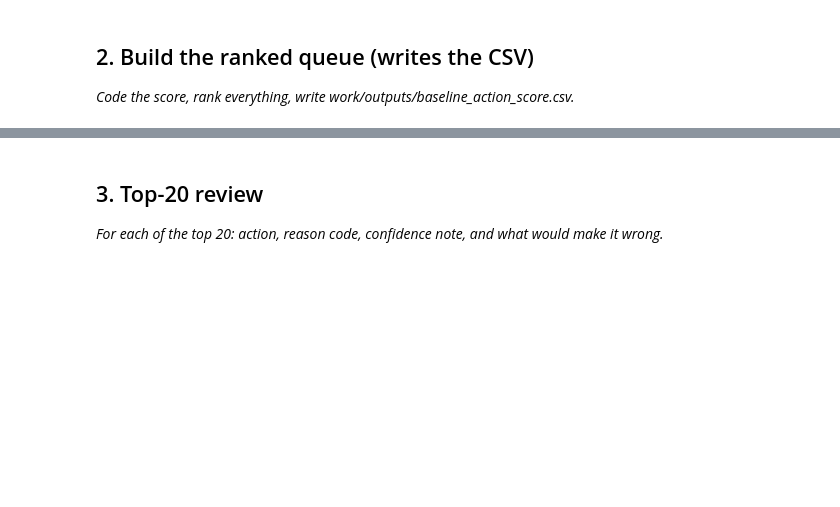
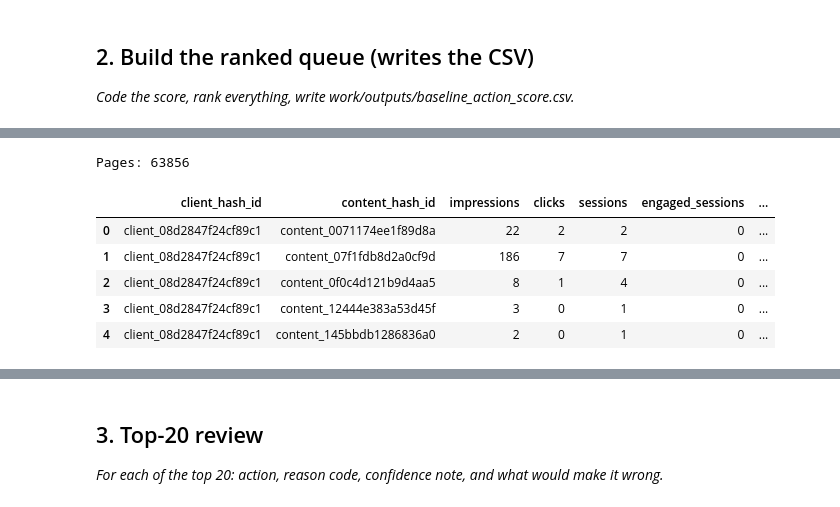
Before and after one commit to nando135/flyrank_ml_1, a Jupyter notebook: work/notebooks/w04_baseline_score.ipynb, the cells around one changed output, grey strips where cells are left out. Cells and saved outputs as stored; diff of their text form; code cells hidden in the pictures; blank space fills up the shorter version.

```diff
--- a/work/notebooks/w04_baseline_score.ipynb
+++ b/work/notebooks/w04_baseline_score.ipynb
@@ -22,0 +64,31 @@ This skeleton is yours to fill. Work the sections **in order** — each one has
+# %%
+page_df = (
+    baseline_df
+    .groupby(["client_hash_id", "content_hash_id"], as_index=False)
+    .agg(
+        impressions=("gsc_impressions", "sum"),
+        clicks=("gsc_clicks", "sum"),
+        sessions=("ga4_sessions", "sum"),
+        engaged_sessions=("ga4_engaged_sessions", "sum"),
+        total_engagement_sec=("ga4_total_engagement_sec", "sum")
+    )
+)
+
+page_df["ctr"] = (
+    page_df["clicks"] / page_df["impressions"]
+).fillna(0)
+
+page_df["engagement_rate"] = (
+    page_df["engaged_sessions"] / page_df["sessions"]
+).fillna(0)
+
+print("Pages:", len(page_df))
+display(page_df.head())
+# %% [output]
+Pages: 63856
+|  | client_hash_id | content_hash_id | impressions | clicks | sessions | engaged_sessions | ... |
+| 0 | client_08d2847f24cf89c1 | content_0071174ee1f89d8a | 22 | 2 | 2 | 0 | ... |
+| 1 | client_08d2847f24cf89c1 | content_07f1fdb8d2a0cf9d | 186 | 7 | 7 | 0 | ... |
+| 2 | client_08d2847f24cf89c1 | content_0f0c4d121b9d4aa5 | 8 | 1 | 4 | 0 | ... |
+| 3 | client_08d2847f24cf89c1 | content_12444e383a53d45f | 3 | 0 | 1 | 0 | ... |
+| 4 | client_08d2847f24cf89c1 | content_145bbdb1286836a0 | 2 | 0 | 1 | 0 | ... |
```
Also changed, not shown: parts of 9 cells of this notebook.
